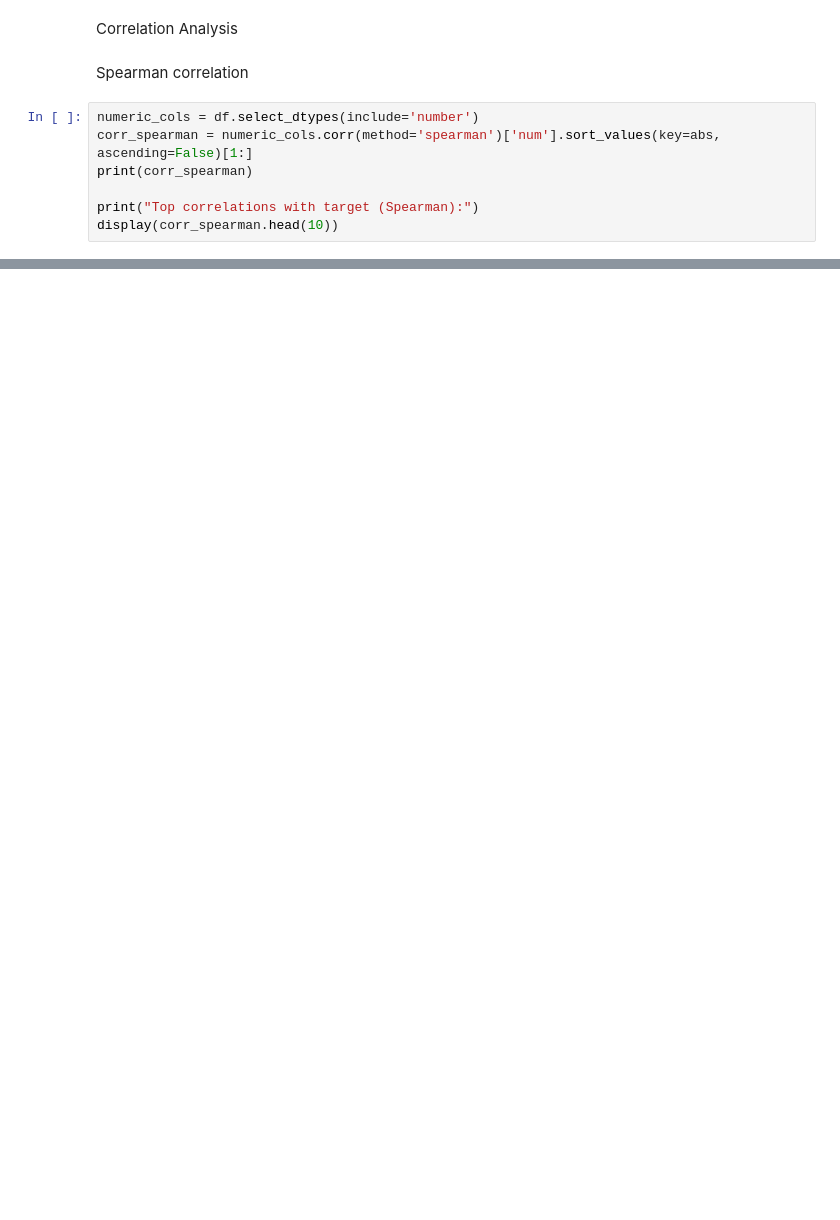
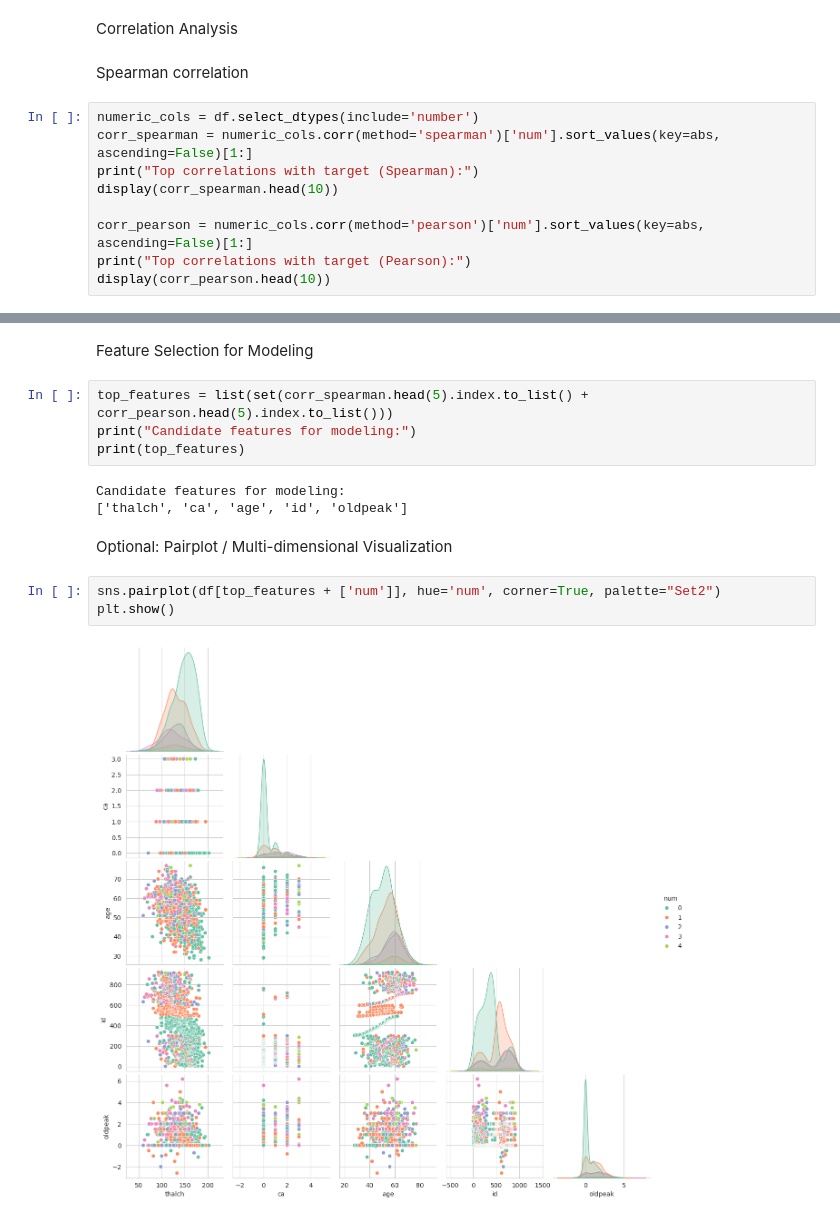
Before and after one commit to aaronalonsotorrens/Heart_disease_risk_predictor, a Jupyter notebook: jupyter_notebooks/Notebook 2: EDA.ipynb, the cells around one changed output, grey strips where cells are left out. Saved outputs shown, nothing was run; the diff lists cells and outputs as text; blank space fills up the shorter version.

```diff
--- a/jupyter_notebooks/Notebook 2: EDA.ipynb
+++ b/jupyter_notebooks/Notebook 2: EDA.ipynb
@@ -105,8 +190,10 @@ Spearman correlation
 # %%
 numeric_cols = df.select_dtypes(include='number')
 corr_spearman = numeric_cols.corr(method='spearman')['num'].sort_values(key=abs, ascending=False)[1:]
-print(corr_spearman)
-
 print("Top correlations with target (Spearman):")
 display(corr_spearman.head(10))
+
+corr_pearson = numeric_cols.corr(method='pearson')['num'].sort_values(key=abs, ascending=False)[1:]
+print("Top correlations with target (Pearson):")
+display(corr_pearson.head(10))
 # %% [output]
@@ -129,0 +218,16 @@ Name: num, dtype: float64
+# %% [markdown]
+Feature Selection for Modeling
+# %%
+top_features = list(set(corr_spearman.head(5).index.to_list() + corr_pearson.head(5).index.to_list()))
+print("Candidate features for modeling:")
+print(top_features)
+# %% [output]
+Candidate features for modeling:
+['thalch', 'ca', 'age', 'id', 'oldpeak']
+# %% [markdown]
+Optional: Pairplot / Multi-dimensional Visualization
+# %%
+sns.pairplot(df[top_features + ['num']], hue='num', corner=True, palette="Set2")
+plt.show()
+# %% [output]
+[figure, added]
```
Also changed, not shown: parts of 8 cells of this notebook.
